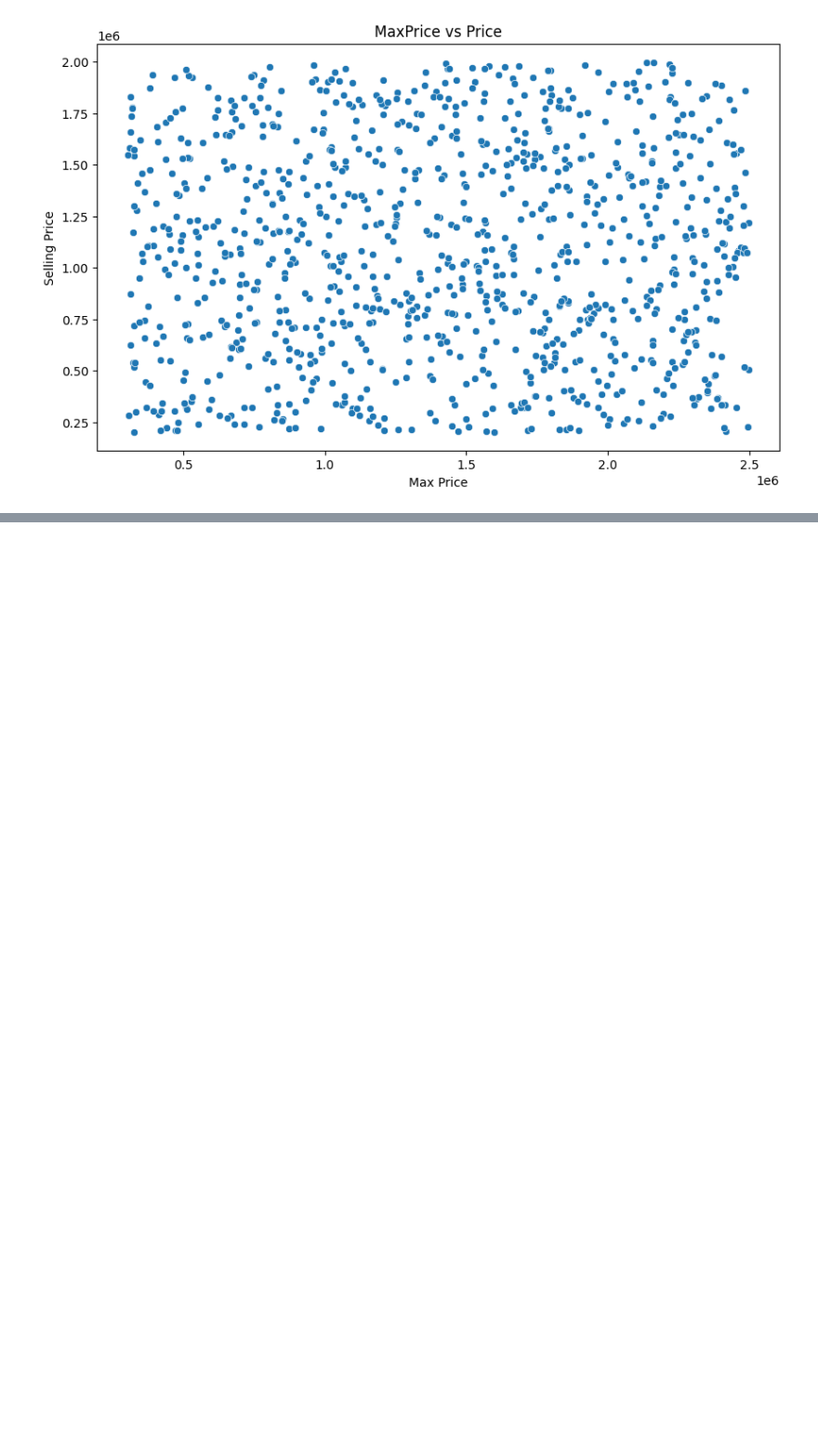
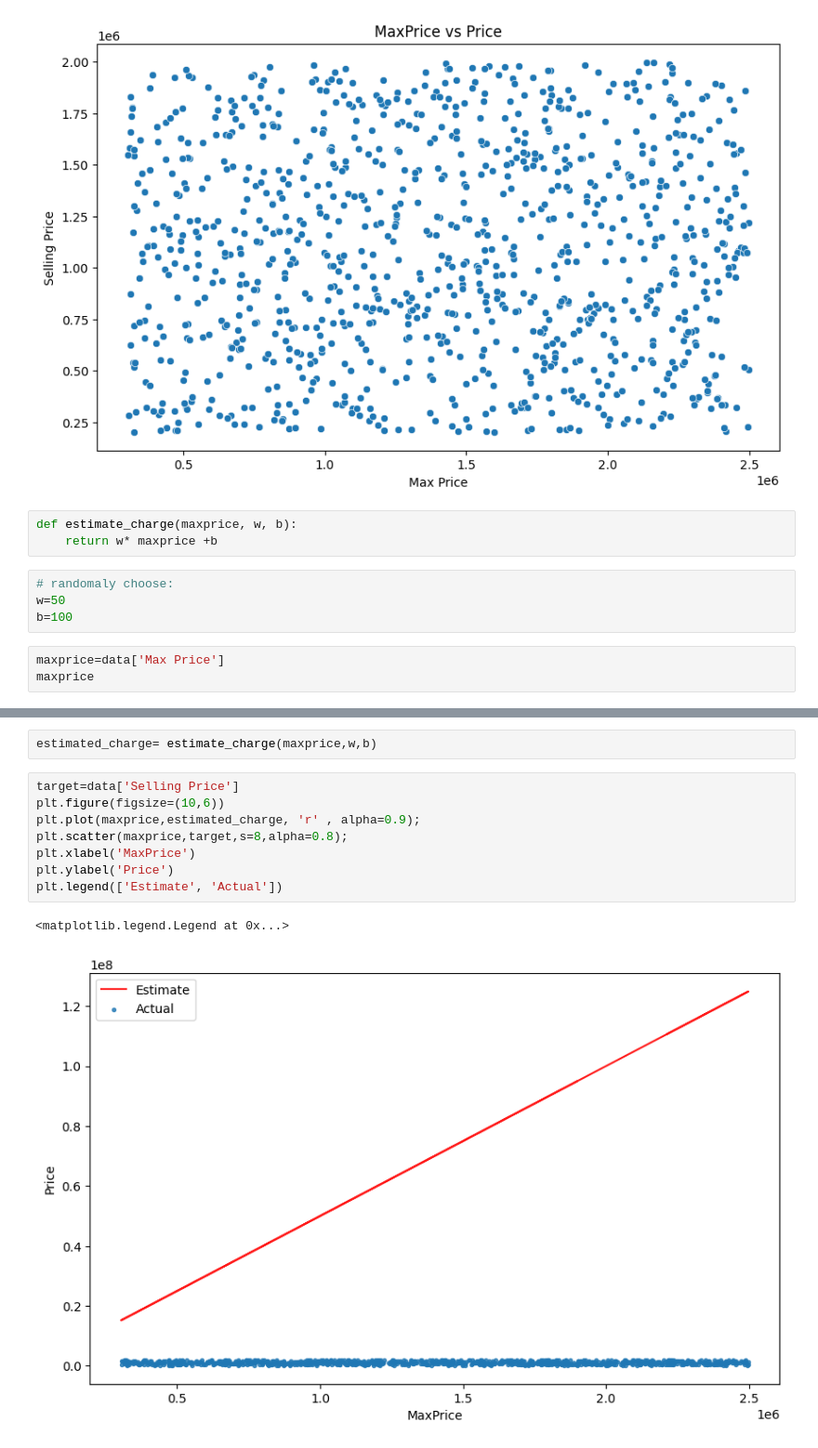
Before and after one commit to simran417/Machiene-Learning, a Jupyter notebook: linear regression/cars24.ipynb, the cells around one changed output, grey strips where cells are left out. Shown at 93% size. Drawn from its saved outputs; the diff is of its cells as text; blank space fills up the shorter version.

```diff
--- a/linear regression/cars24.ipynb
+++ b/linear regression/cars24.ipynb
@@ -21,3 +21,13 @@ plt.title('MaxPrice vs Price')
 sns.scatterplot(data=data,x='Max Price', y='Selling Price');
 # %% [output]
 [figure]
+# %%
+def estimate_charge(maxprice, w, b):
+    return w* maxprice +b
+# %%
+# randomaly choose:
+w=50
+b=100
+# %%
+maxprice=data['Max Price']
+maxprice
@@ -23,0 +47,13 @@ sns.scatterplot(data=data,x='Max Price', y='Selling Price');
+# %%
+estimated_charge= estimate_charge(maxprice,w,b)
+# %%
+target=data['Selling Price']
+plt.figure(figsize=(10,6))
+plt.plot(maxprice,estimated_charge, 'r' , alpha=0.9);
+plt.scatter(maxprice,target,s=8,alpha=0.8);
+plt.xlabel('MaxPrice')
+plt.ylabel('Price')
+plt.legend(['Estimate', 'Actual'])
+# %% [output]
+<matplotlib.legend.Legend at 0x...>
+[figure, added]
```
Also changed, not shown: parts of 3 cells of this notebook.
